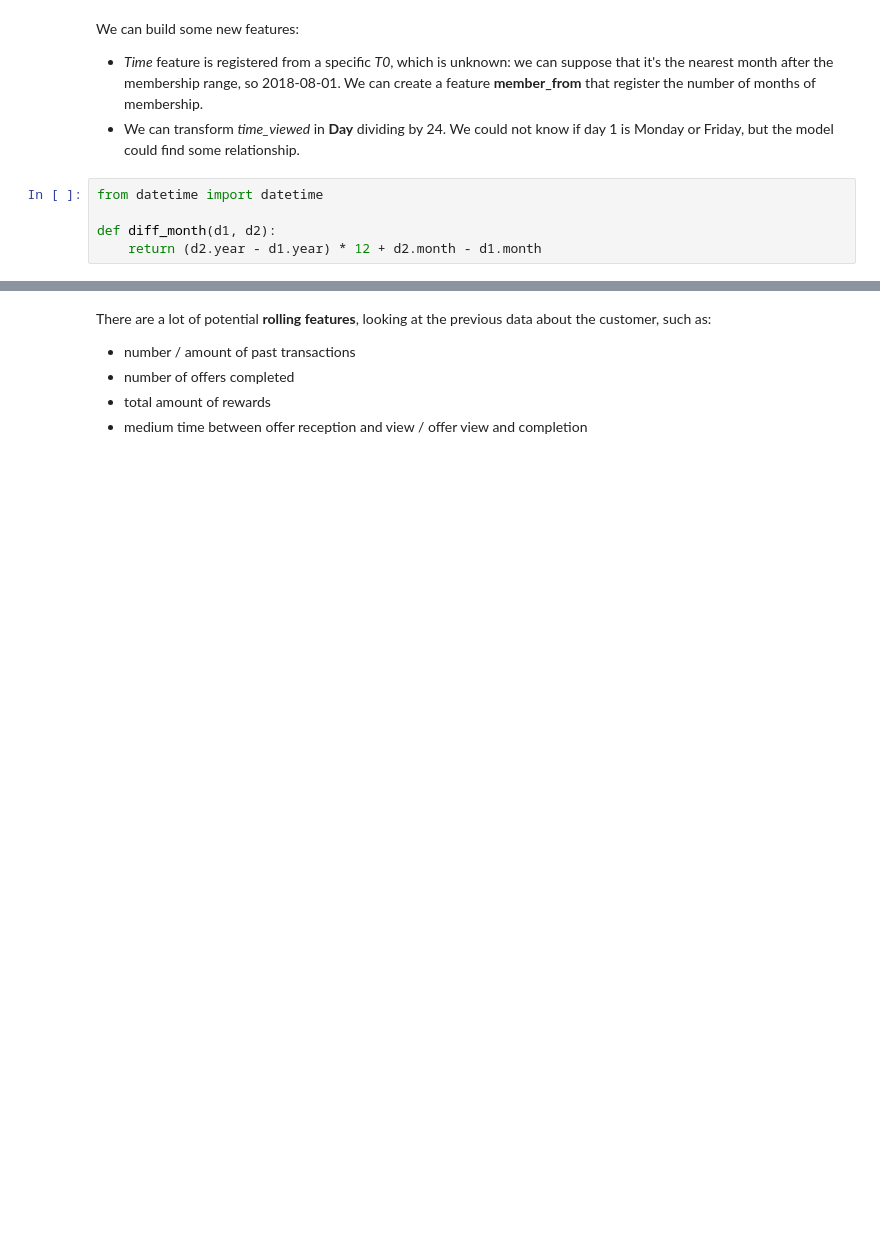
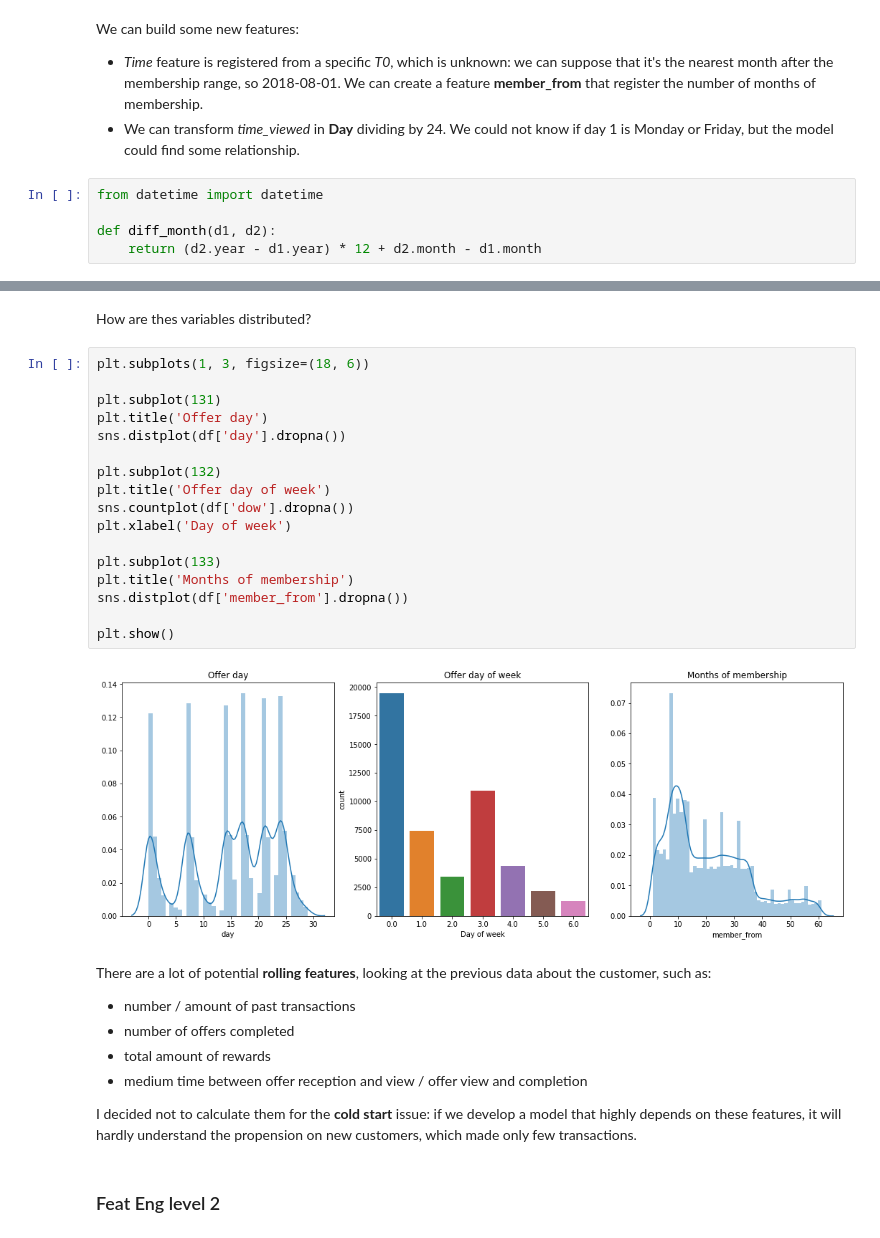
Before and after one commit to MatteoFelici/Capstone_Starkbucks_MLE, a Jupyter notebook: Feature_Engineering.ipynb, the cells around one changed output, grey strips where cells are left out. Saved outputs shown, nothing was run; the diff lists cells and outputs as text; blank space fills up the shorter version.

Commit message:
- Finished Feature Engineering (to refine) - Add lib directory with python packages - Started modeling notebook

```diff
--- a/Feature_Engineering.ipynb
+++ b/Feature_Engineering.ipynb
@@ -258,6 +274,31 @@ df.head()
+# %% [markdown]
+How are thes variables distributed?
+# %%
+plt.subplots(1, 3, figsize=(18, 6))
+
+plt.subplot(131)
+plt.title('Offer day')
+sns.distplot(df['day'].dropna())
+
+plt.subplot(132)
+plt.title('Offer day of week')
+sns.countplot(df['dow'].dropna())
+plt.xlabel('Day of week')
+
+plt.subplot(133)
+plt.title('Months of membership')
+sns.distplot(df['member_from'].dropna())
+
+plt.show()
+# %% [output]
+[figure, added]
 # %% [markdown]
 There are a lot of potential **rolling features**, looking at the previous data about the customer, such as:
 - number / amount of past transactions
 - number of offers completed
 - total amount of rewards
 - medium time between offer reception and view / offer view and completion
+
+I decided not to calculate them for the **cold start** issue: if we develop a model that highly depends on these features, it will hardly understand the propension on new customers, which made only few transactions.
+# %% [markdown]
+### Feat Eng level 2
```
Also changed, not shown: parts of 17 cells of this notebook.
